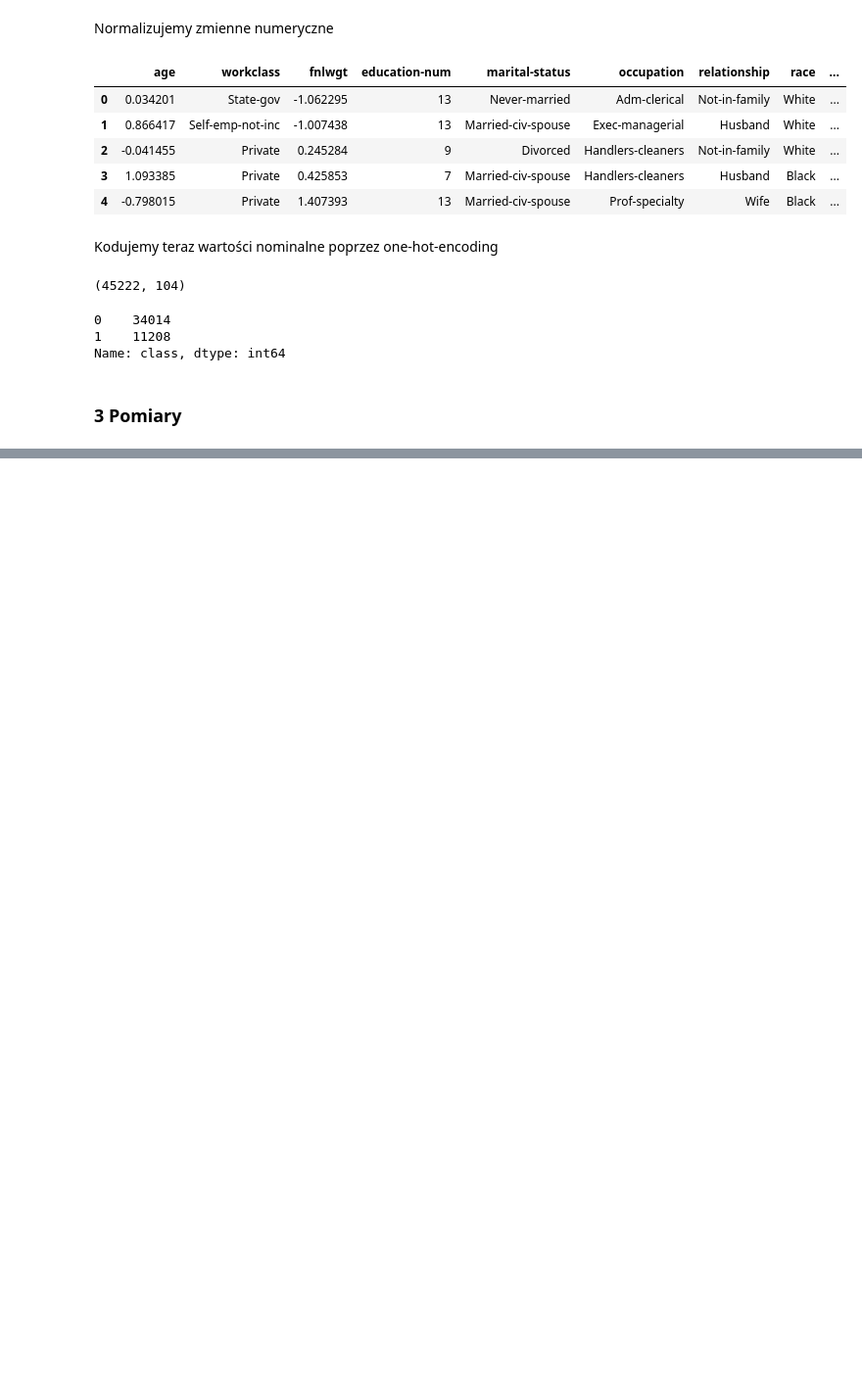
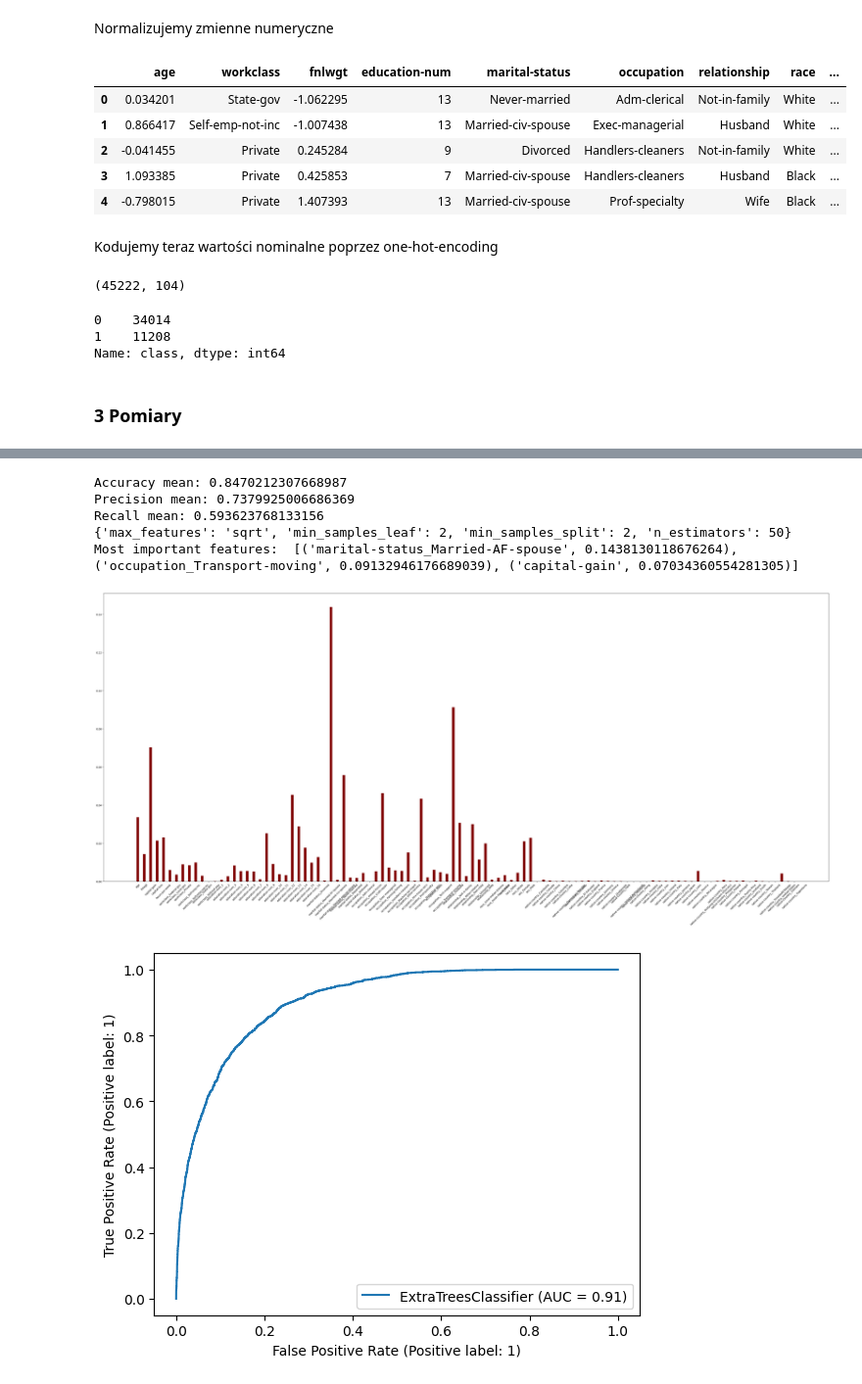
Before and after one commit to MatiPl01/artificial-intelligence-basics, a Jupyter notebook: lab4/lab4.ipynb, the cells around one changed output, grey strips where cells are left out. Shown at 98% size. Saved outputs shown, nothing was run; the diff lists cells and outputs as text; code cells hidden in the pictures; blank space fills up the shorter version.

```diff
--- a/lab4/lab4.ipynb
+++ b/lab4/lab4.ipynb
@@ -251,0 +280,10 @@ AttributeError: 'GridSearchCV' object has no attribute 'feature_importances_'
+# %%
+rf_classify(ExtraTreesClassifier(),adult_df)
+# %% [output]
+Accuracy mean: 0.8470212307668987
+Precision mean: 0.7379925006686369
+Recall mean: 0.593623768133156
+{'max_features': 'sqrt', 'min_samples_leaf': 2, 'min_samples_split': 2, 'n_estimators': 50}
+Most important features:  [('marital-status_Married-AF-spouse', 0.1438130118676264), ('occupation_Transport-moving', 0.09132946176689039), ('capital-gain', 0.07034360554281305)]
+[figure, added]
+[figure, added]
```
Also changed, not shown: parts of 3 cells of this notebook.
